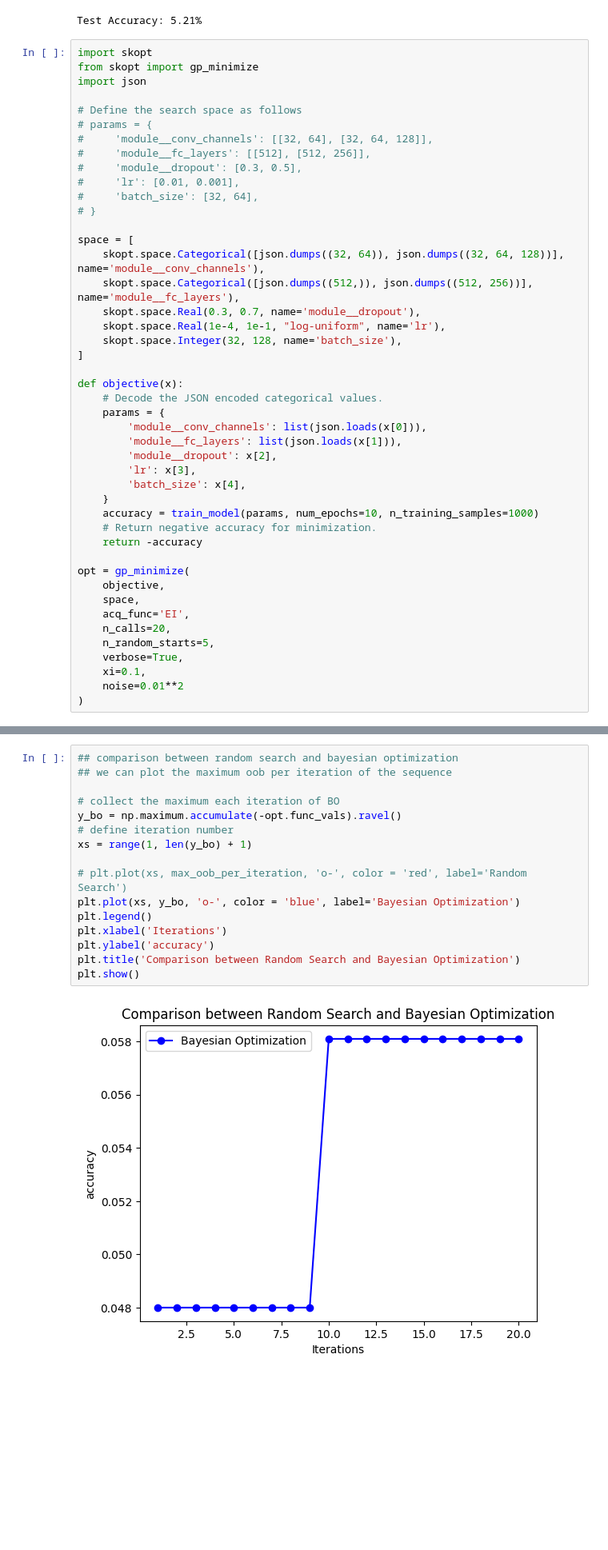
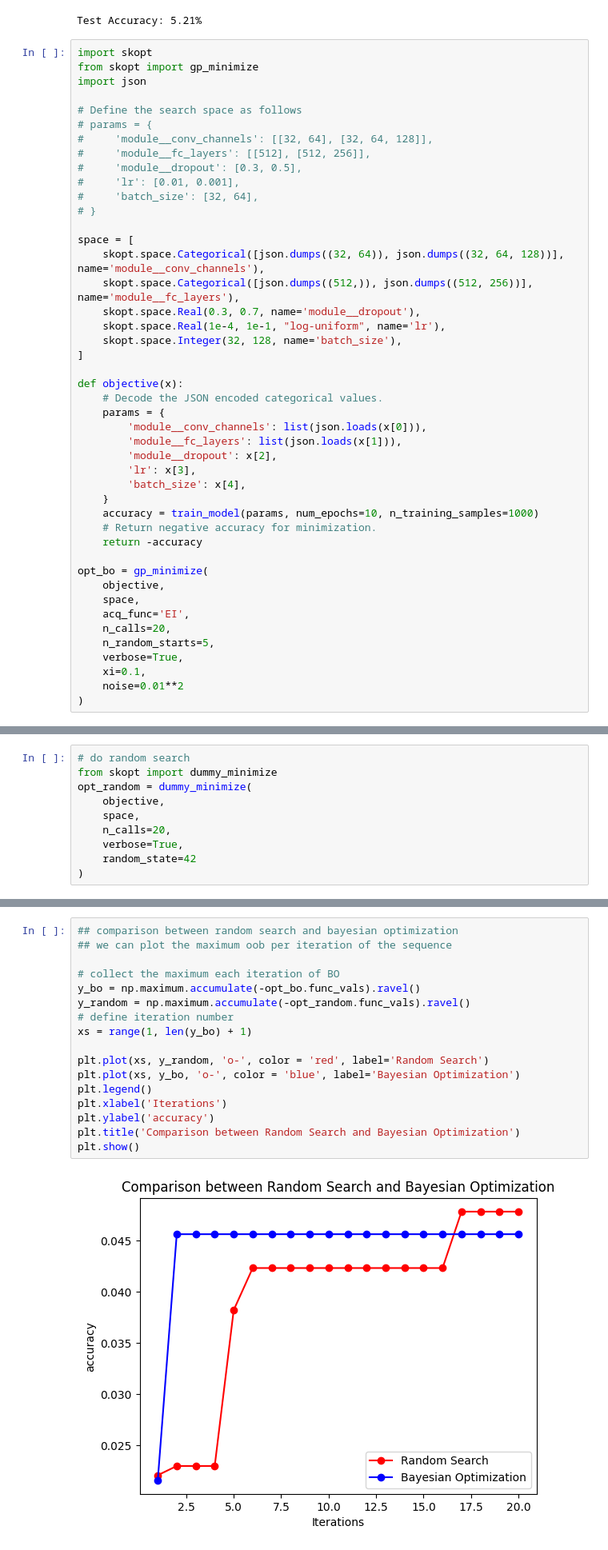
Before and after one commit to amapy-00/miniproject_1_02463, a Jupyter notebook: mini_project_1.ipynb, the cells around one changed output, grey strips where cells are left out. Shown at 80% size. Drawn from its saved outputs; the diff is of its cells as text; blank space fills up the shorter version.

Commit message:
With random search adter 20 iteration and with small 1000 samples

```diff
--- a/mini_project_1.ipynb
+++ b/mini_project_1.ipynb
@@ -117,7 +117,7 @@ def objective(x):
     # Return negative accuracy for minimization.
     return -accuracy
 
-opt = gp_minimize(
+opt_bo = gp_minimize(
     objective,
     space,
     acq_func='EI',
@@ -226,3 +226,13 @@ LOCAL_RANK: 0 - CUDA_VISIBLE_DEVICES: [0]
 0         Modules in eval mode
 `Trainer.fit` stopped: `max_epochs=10` reached.
 ... (49 outputs left out)
+# %%
+# do random search
+from skopt import dummy_minimize
+opt_random = dummy_minimize(
+    objective,
+    space,
+    n_calls=20,
+    verbose=True,
+    random_state=42
+)
@@ -229,18 +338,19 @@ LOCAL_RANK: 0 - CUDA_VISIBLE_DEVICES: [0]
 # %%
 ## comparison between random search and bayesian optimization
 ## we can plot the maximum oob per iteration of the sequence
 
 # collect the maximum each iteration of BO
-y_bo = np.maximum.accumulate(-opt.func_vals).ravel()
+y_bo = np.maximum.accumulate(-opt_bo.func_vals).ravel()
+y_random = np.maximum.accumulate(-opt_random.func_vals).ravel()
 # define iteration number
 xs = range(1, len(y_bo) + 1)
 
-# plt.plot(xs, max_oob_per_iteration, 'o-', color = 'red', label='Random Search')
+plt.plot(xs, y_random, 'o-', color = 'red', label='Random Search')
 plt.plot(xs, y_bo, 'o-', color = 'blue', label='Bayesian Optimization')
 plt.legend()
 plt.xlabel('Iterations')
 plt.ylabel('accuracy')
 plt.title('Comparison between Random Search and Bayesian Optimization')
 plt.show()
 # %% [output]
-[figure, old version]
+[figure, new version]
```
Also changed, not shown: parts of 2 cells of this notebook.
